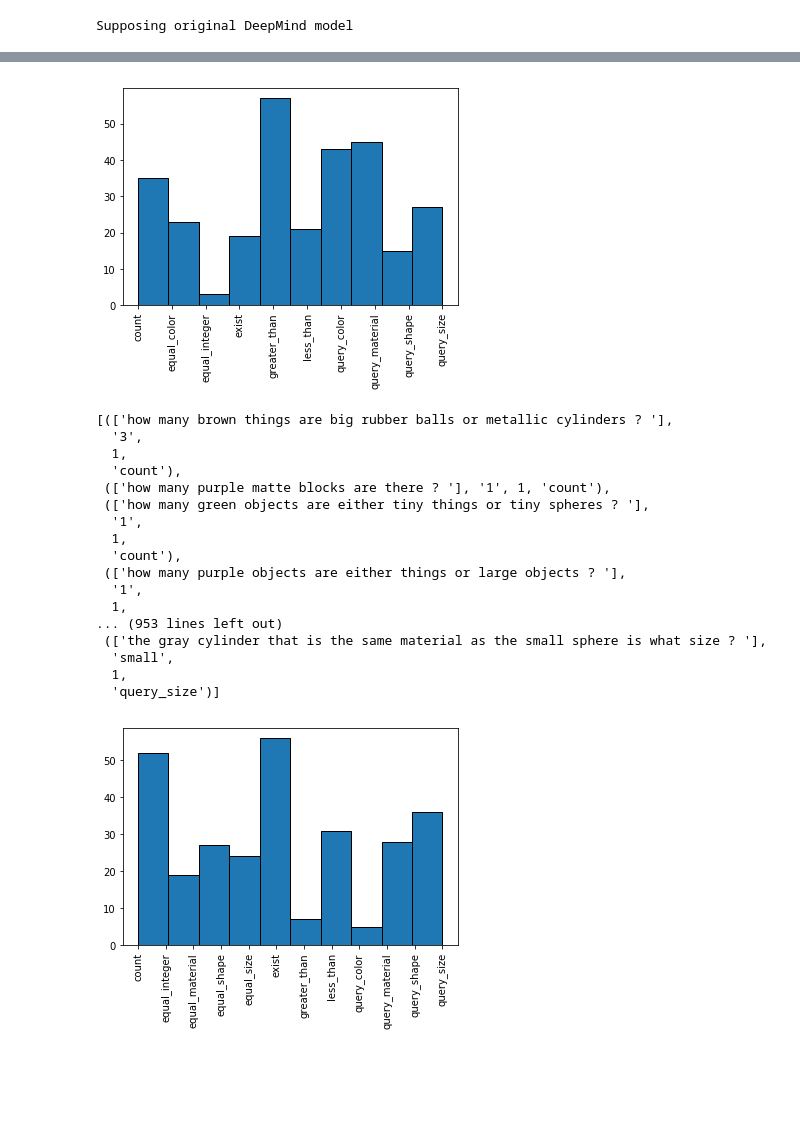
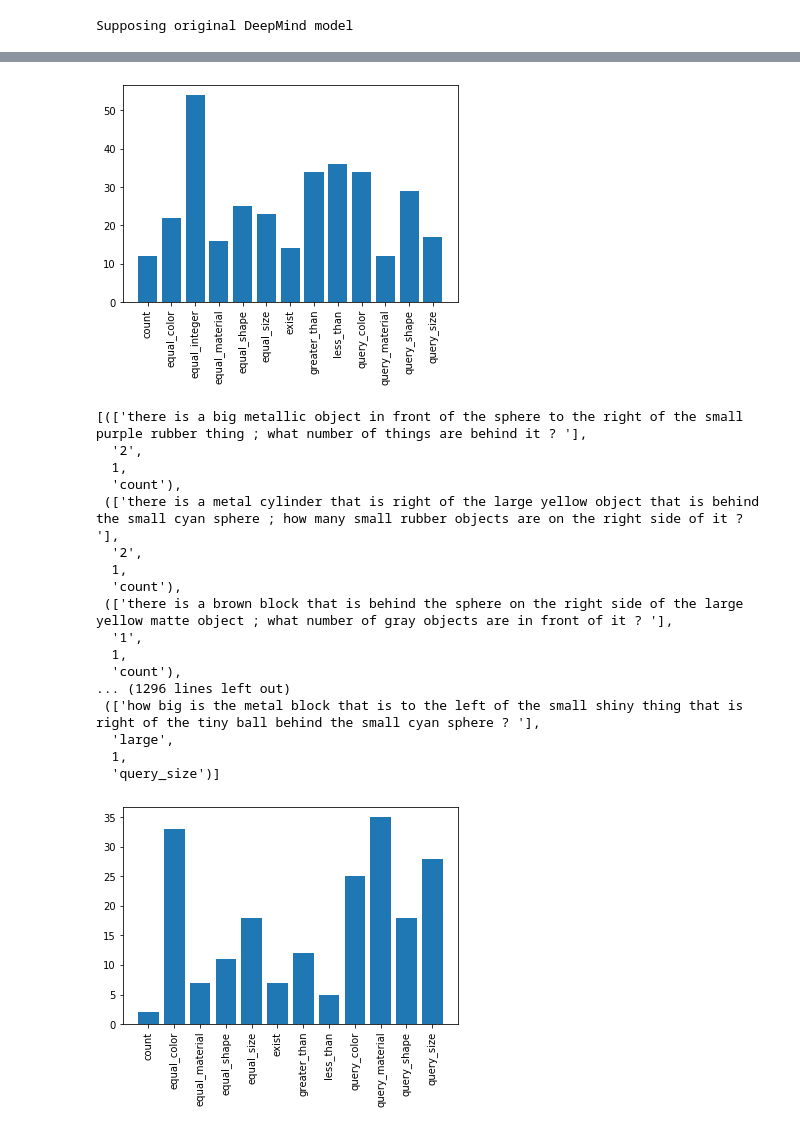
Before and after one commit to fcorencoret/dynamic-rn, a Jupyter notebook: visualizaciones.ipynb, the cells around one changed output, grey strips where cells are left out. Saved outputs shown, nothing was run; the diff lists cells and outputs as text; code cells hidden in the pictures; blank space fills up the shorter version.

Commit message:
Added centroid questions for masks clusters

```diff
--- a/visualizaciones.ipynb
+++ b/visualizaciones.ipynb
@@ -136,7 +139,7 @@ hyp
 # hyp['lstm_hidden'] = 128
 model = load_model(
     RN(args, hyp),
-    '/home/fcorencoret/RelationNetworks-CLEVR/Norm_L1_0.1_sb_0.5/best_weights.pth',
+    '/home/fcorencoret/RelationNetworks-CLEVR/Only_attn_norm_L1/best_weights.pth',
 #     '/home/rmanterola/repos/dynamic-rn/nRelu_Norm_L1_0.1_sb_0.5/best_weights.pth',
 #     data_parallel=False,
     device_ids=[device],
@@ -154,7 +157,7 @@ res = compute_mid_results(
     selected_ds_per_qtype,
     bsz=128,
     device=device,
-    samples_per_qtype=1,
+    samples_per_qtype=128,
     with_identity=True,
     # with_attention=False,
 )
@@ -257,7 +261,9 @@ for key,value in masks.items():
 # %%
 x_embedded = TSNE(n_components=2, perplexity=50).fit_transform(masks['mha_fc1'])
 # %%
-clusters = KMeans(n_clusters=5, random_state=0).fit_predict(x_embedded)
+n_clusters=5
+km = KMeans(n_clusters=n_clusters, random_state=0).fit(x_embedded)
+clusters = km.predict(x_embedded)
 # clusters = DBSCAN(eps=5, min_samples=3).fit_predict(x_embedded)
 clusters
 # %% [output]
@@ -301,37 +323,39 @@ quest_clusters[0]
   0,
   'query_size')]
 # %%
-plt.hist([z[3] for z in quest_clusters[1]],ec = 'black')
+unique, counts = np.unique(np.array([z[3] for z in quest_clusters[1]]), return_counts=True)
+plt.bar(unique, counts)
 plt.xticks(rotation='vertical')
 plt.show()
 # %% [output]
-[figure, old version]
+[figure, new version]
 # %%
 quest_clusters[1]
 # %% [output]
-[(['how many brown things are big rubber balls or metallic cylinders ? '],
-  '3',
+[(['there is a big metallic object in front of the sphere to the right of the small purple rubber thing ; what number of things are behind it ? '],
+  '2',
   1,
   'count'),
- (['how many purple matte blocks are there ? '], '1', 1, 'count'),
- (['how many green objects are either tiny things or tiny spheres ? '],
+ (['there is a metal cylinder that is right of the large yellow object that is behind the small cyan sphere ; how many small rubber objects are on the right side of it ? '],
+  '2',
+  1,
+  'count'),
+ (['there is a brown block that is behind the sphere on the right side of the large yellow matte object ; what number of gray objects are in front of it ? '],
   '1',
   1,
   'count'),
- (['how many purple objects are either things or large objects ? '],
-  '1',
-  1,
-... (953 lines left out)
- (['the gray cylinder that is the same material as the small sphere is what size ? '],
-  'small',
+... (1296 lines left out)
+ (['how big is the metal block that is to the left of the small shiny thing that is right of the tiny ball behind the small cyan sphere ? '],
+  'large',
   1,
   'query_size')]
 # %%
-plt.hist([z[3] for z in quest_clusters[2]],ec = 'black')
+unique, counts = np.unique(np.array([z[3] for z in quest_clusters[2]]), return_counts=True)
+plt.bar(unique, counts)
 plt.xticks(rotation='vertical')
 plt.show()
 # %% [output]
-[figure, old version]
+[figure, new version]
 # %%
 quest_clusters[2]
 # %% [output]
```
Also changed, not shown: parts of 21 cells of this notebook.
